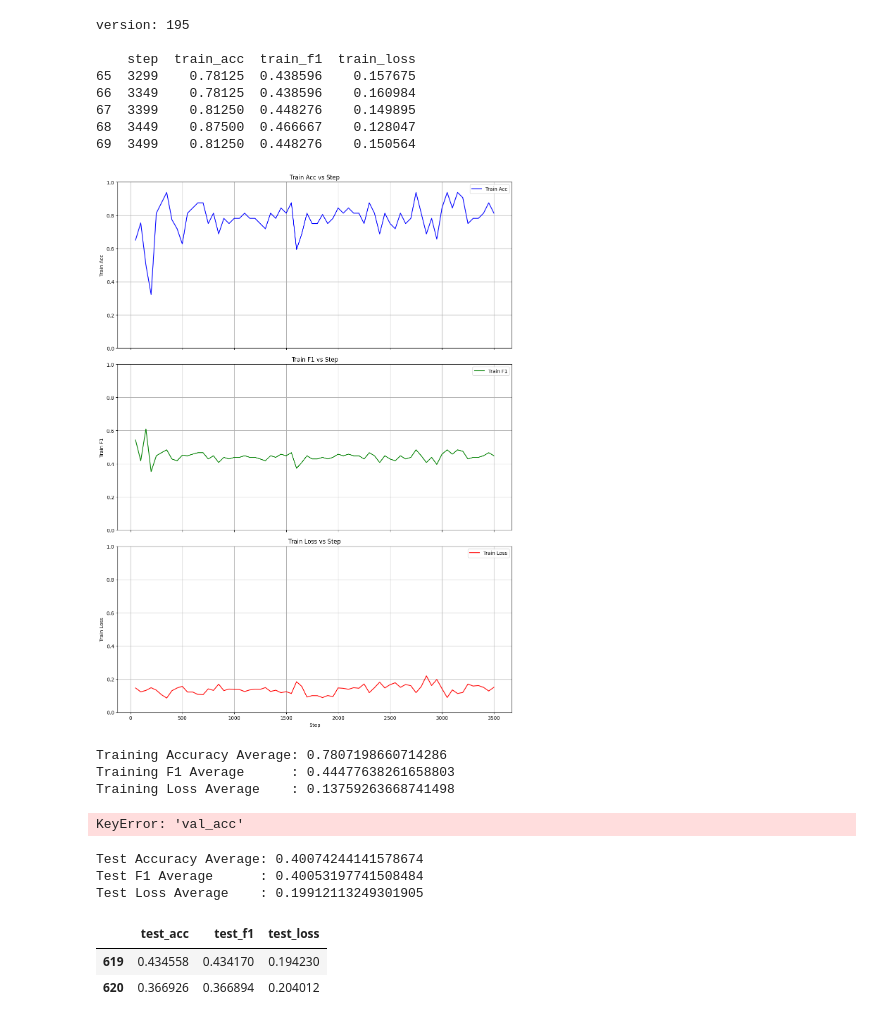
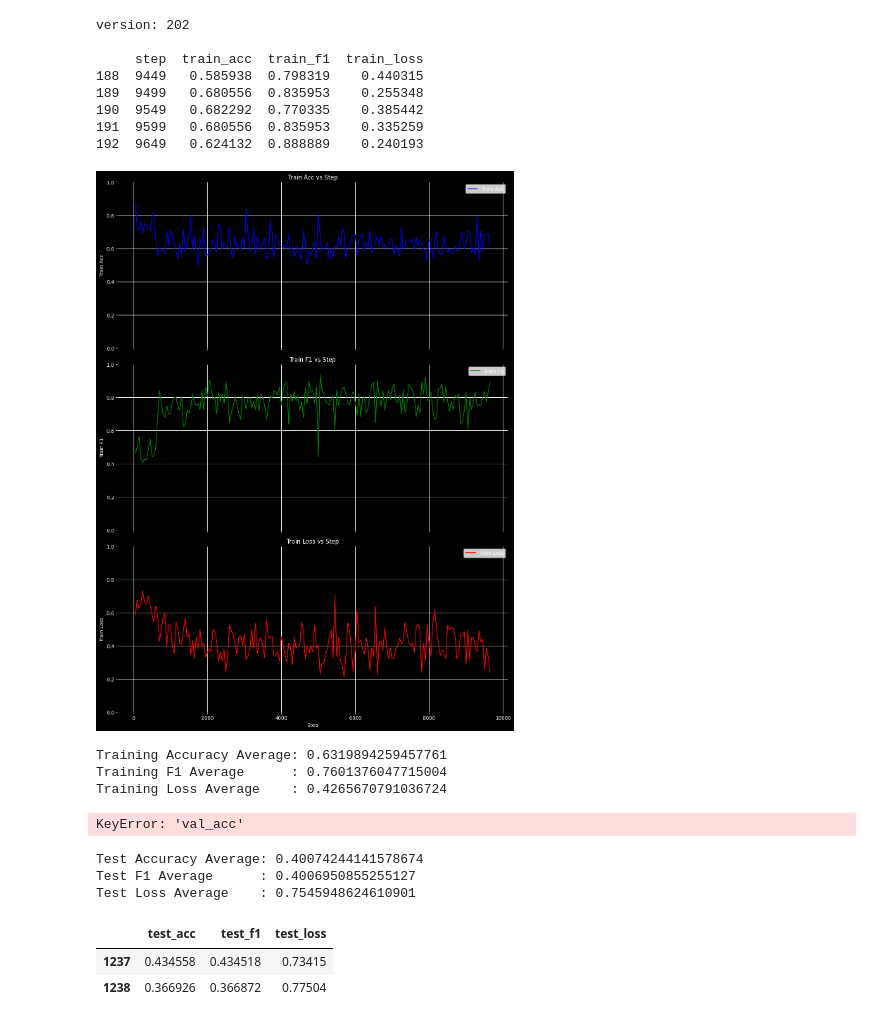
Before and after one commit to colonelPanic2/transformer_practice, a Jupyter notebook: twitter_sentiment/eval_train.ipynb, the cells around one changed output. Drawn from its saved outputs; the diff is of its cells as text; code cells hidden in the pictures.

Commit message:
Reorganizing the twitter_sentiment training code

```diff
--- a/twitter_sentiment/eval_train.ipynb
+++ b/twitter_sentiment/eval_train.ipynb
@@ -28,23 +28,36 @@ def setup_plots(version,path,df):
     axs[2].grid(True)
     for ax in axs:
         ax.set_ylim(0.0, 1.0)
+        for ax in axs:
+            ax.set_facecolor('black')
+            ax.tick_params(colors='white')
+            ax.yaxis.label.set_color('white')
+            ax.xaxis.label.set_color('white')
+            ax.title.set_color('white')
+            ax.grid(color='white')
+            # Set legend text color to white
+            legend = ax.get_legend()
+            if legend:
+                for text in legend.get_texts():
+                    text.set_color('white')
+    fig.patch.set_facecolor('black')
     plt.tight_layout()
     plt.show()
     return fig, axs
 # %%
 # 172 is one of the best in terms of consistently high accuracy
-version = 195; path = f'C:/Files/Development/AI/Transformers/transformer_practice/twitter_sentiment/checkpoints/twitter_sentiment/lightning_logs/version_{version}/metrics.csv'
+version = 202; path = f'C:/Files/Development/AI/Transformers/transformer_practice/twitter_sentiment/checkpoints/twitter_sentiment/lightning_logs/version_{version}/metrics.csv'
 df = pd.read_csv(path); fig, axs = setup_plots(version=version, path=path, df=df)
 # %% [output]
-version: 195
+version: 202
 
-    step  train_acc  train_f1  train_loss
-65  3299    0.78125  0.438596    0.157675
-66  3349    0.78125  0.438596    0.160984
-67  3399    0.81250  0.448276    0.149895
-68  3449    0.87500  0.466667    0.128047
-69  3499    0.81250  0.448276    0.150564
+     step  train_acc  train_f1  train_loss
+188  9449   0.585938  0.798319    0.440315
+189  9499   0.680556  0.835953    0.255348
+190  9549   0.682292  0.770335    0.385442
+191  9599   0.680556  0.835953    0.335259
+192  9649   0.624132  0.888889    0.240193
-[figure, old version]
+[figure, new version]
 # %%
 acc_avg = df['train_acc'].mean()
 f1_avg = df['train_f1'].mean()
@@ -54,9 +67,9 @@ print(f'Training Accuracy Average: {acc_avg}')
 print(f'Training F1 Average      : {f1_avg}')
 print(f'Training Loss Average    : {loss_avg}')
 # %% [output]
-Training Accuracy Average: 0.7807198660714286
-Training F1 Average      : 0.44477638261658803
-Training Loss Average    : 0.13759263668741498
+Training Accuracy Average: 0.6319894259457761
+Training F1 Average      : 0.7601376047715004
+Training Loss Average    : 0.4265670791036724
 # %%
 val_acc_avg = df['val_acc'].mean()
 val_f1_avg = df['val_f1'].mean()
@@ -79,8 +92,8 @@ print(f'Test Loss Average    : {test_loss_avg}')
 df[~pd.isna(df['test_acc'])][['test_acc','test_f1','test_loss']]
 # %% [output]
 Test Accuracy Average: 0.40074244141578674
-Test F1 Average      : 0.40053197741508484
-Test Loss Average    : 0.19912113249301905
+Test F1 Average      : 0.4006950855255127
+Test Loss Average    : 0.7545948624610901
 |  | test_acc | test_f1 | test_loss |
-| 619 | 0.434558 | 0.434170 | 0.194230 |
-| 620 | 0.366926 | 0.366894 | 0.204012 |
+| 1237 | 0.434558 | 0.434518 | 0.73415 |
+| 1238 | 0.366926 | 0.366872 | 0.77504 |
```
Also changed, not shown: parts of 8 cells of this notebook, 3 other files.
